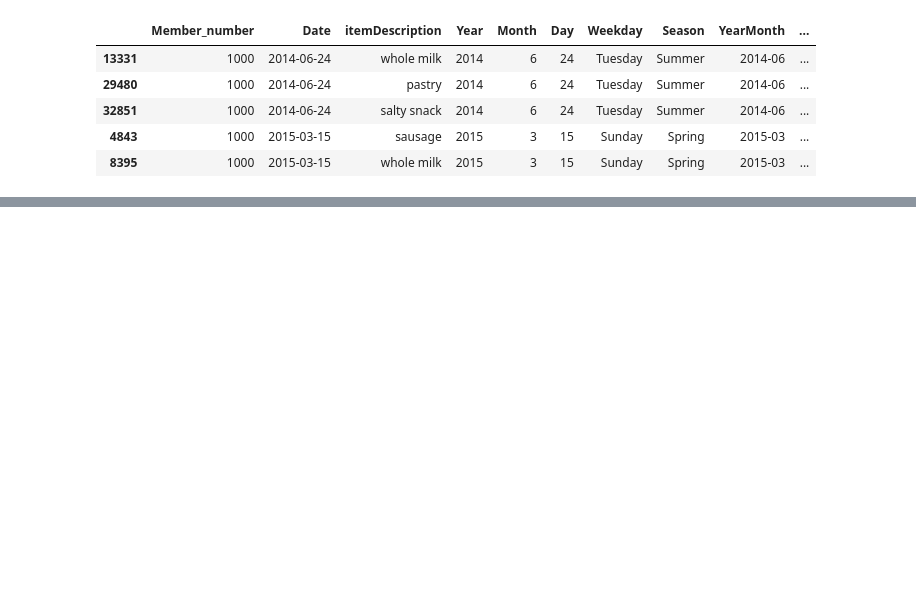
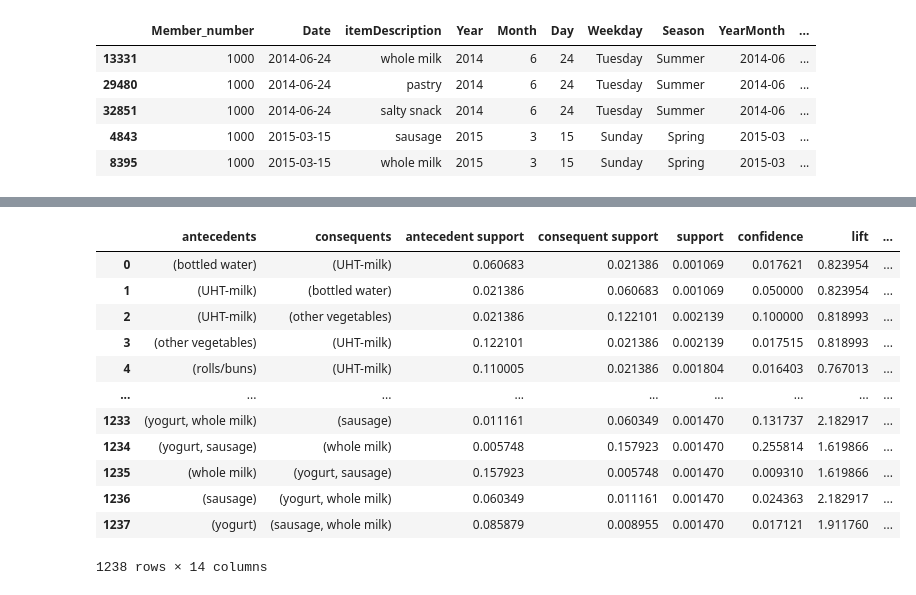
Before and after one commit to manbavaran/Association_Rules_Groceries, a Jupyter notebook: src/Association_Rules_Groceries.ipynb, the cells around one changed output, grey strips where cells are left out. Cells and saved outputs as stored; diff of their text form; code cells hidden in the pictures; blank space fills up the shorter version.

```diff
--- a/src/Association_Rules_Groceries.ipynb
+++ b/src/Association_Rules_Groceries.ipynb
@@ -122,0 +280,16 @@ df.head()
+# %%
+# 카테고리별 재구매주기 피처 생성
+df['Date'] = pd.to_datetime(df['Date'])
+
+# 고객-카테고리별 구매 날짜만 추출 (중복 제거)
+df_cat = df[['Member_number', 'ItemCategory', 'Date']].drop_duplicates()
+
+# 고객-카테고리별로 구매 날짜를 정렬 후, 날짜 차이 계산
+df_cat['CategoryPurchaseDelta'] = df_cat.sort_values('Date').groupby(['Member_number', 'ItemCategory'])['Date'].diff().dt.days
+
+# 원래 데이터와 합치고 싶으면 merge
+df = df.merge(df_cat[['Member_number', 'ItemCategory', 'Date', 'CategoryPurchaseDelta']],
+            on=['Member_number', 'ItemCategory', 'Date'],
+            how='left')
+
+df.head()
@@ -122,0 +346,17 @@ df.head()
+# %%
+rules = association_rules(frequent_itemsets, metric="confidence", min_threshold=0.001)
+rules
+# %% [output]
+|  | antecedents | consequents | antecedent support | consequent support | support | confidence | lift | ... |
+| 0 | (bottled water) | (UHT-milk) | 0.060683 | 0.021386 | 0.001069 | 0.017621 | 0.823954 | ... |
+| 1 | (UHT-milk) | (bottled water) | 0.021386 | 0.060683 | 0.001069 | 0.050000 | 0.823954 | ... |
+| 2 | (UHT-milk) | (other vegetables) | 0.021386 | 0.122101 | 0.002139 | 0.100000 | 0.818993 | ... |
+| 3 | (other vegetables) | (UHT-milk) | 0.122101 | 0.021386 | 0.002139 | 0.017515 | 0.818993 | ... |
+| 4 | (rolls/buns) | (UHT-milk) | 0.110005 | 0.021386 | 0.001804 | 0.016403 | 0.767013 | ... |
+| ... | ... | ... | ... | ... | ... | ... | ... | ... |
+| 1233 | (yogurt, whole milk) | (sausage) | 0.011161 | 0.060349 | 0.001470 | 0.131737 | 2.182917 | ... |
+| 1234 | (yogurt, sausage) | (whole milk) | 0.005748 | 0.157923 | 0.001470 | 0.255814 | 1.619866 | ... |
+| 1235 | (whole milk) | (yogurt, sausage) | 0.157923 | 0.005748 | 0.001470 | 0.009310 | 1.619866 | ... |
+| 1236 | (sausage) | (yogurt, whole milk) | 0.060349 | 0.011161 | 0.001470 | 0.024363 | 2.182917 | ... |
+| 1237 | (yogurt) | (sausage, whole milk) | 0.085879 | 0.008955 | 0.001470 | 0.017121 | 1.911760 | ... |
+1238 rows × 14 columns
```
Also changed, not shown: parts of 20 cells of this notebook.
